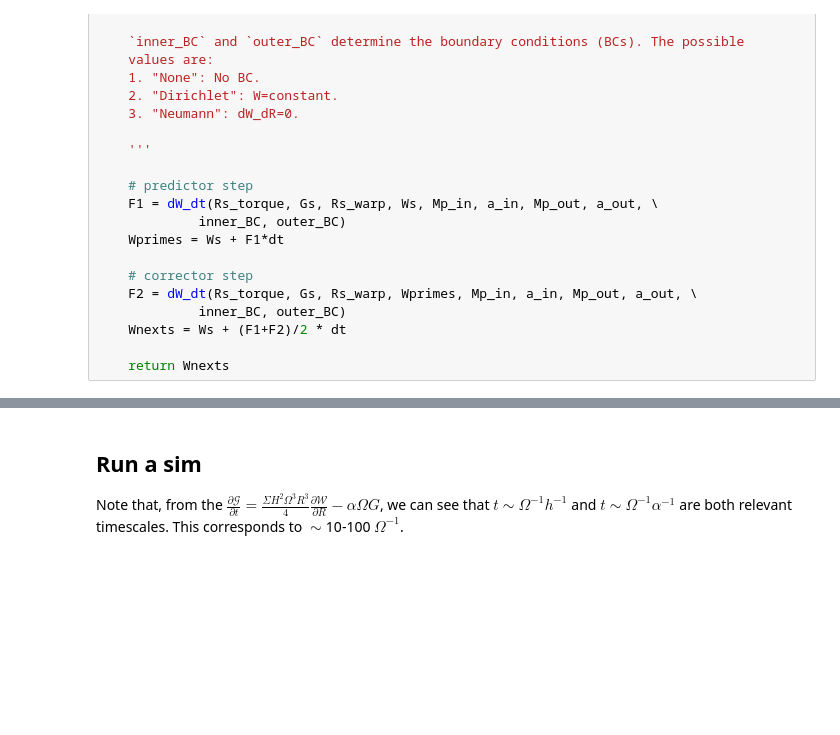
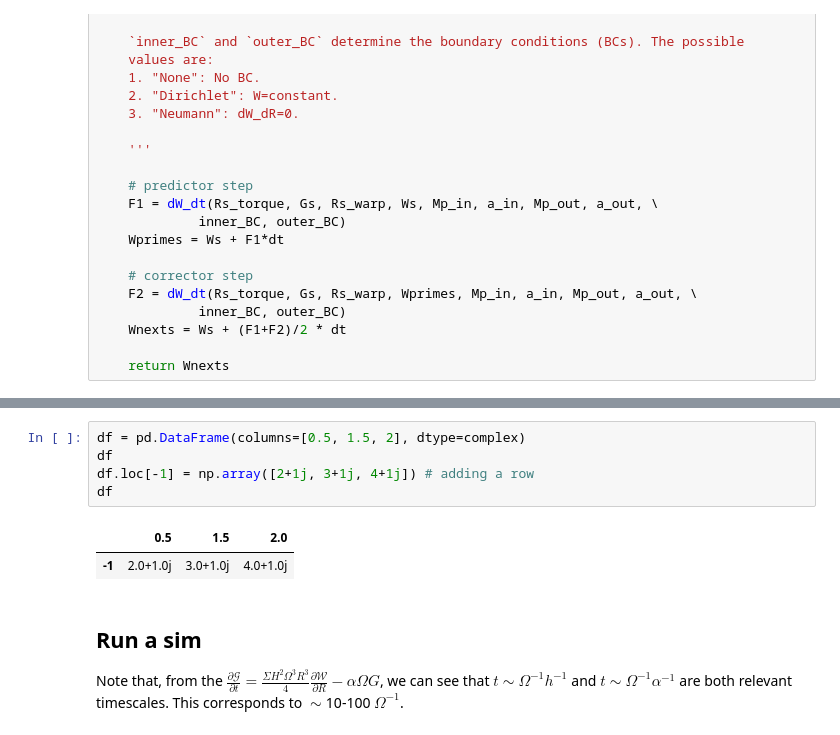
Before and after one commit to Jupiter1994/warped-disks, a Jupyter notebook: reduced-eqs-planets-old-staggering.ipynb, the cells around one changed output, grey strips where cells are left out. Cells and saved outputs as stored; diff of their text form; blank space fills up the shorter version.

```diff
--- a/reduced-eqs-planets-old-staggering.ipynb
+++ b/reduced-eqs-planets-old-staggering.ipynb
@@ -524,3 +537,11 @@ def integrate(Rs_torque, Gs, Rs_warp, Ws, ts, Mp_in, a_in, Mp_out, a_out,\
+# %%
+df = pd.DataFrame(columns=[0.5, 1.5, 2], dtype=complex)
+df
+df.loc[-1] = np.array([2+1j, 3+1j, 4+1j]) # adding a row
+df
+# %% [output]
+|  | 0.5 | 1.5 | 2.0 |
+| -1 | 2.0+1.0j | 3.0+1.0j | 4.0+1.0j |
 # %% [markdown]
 ## Run a sim
 
```
Also changed, not shown: parts of 15 cells of this notebook, 2 other files.
